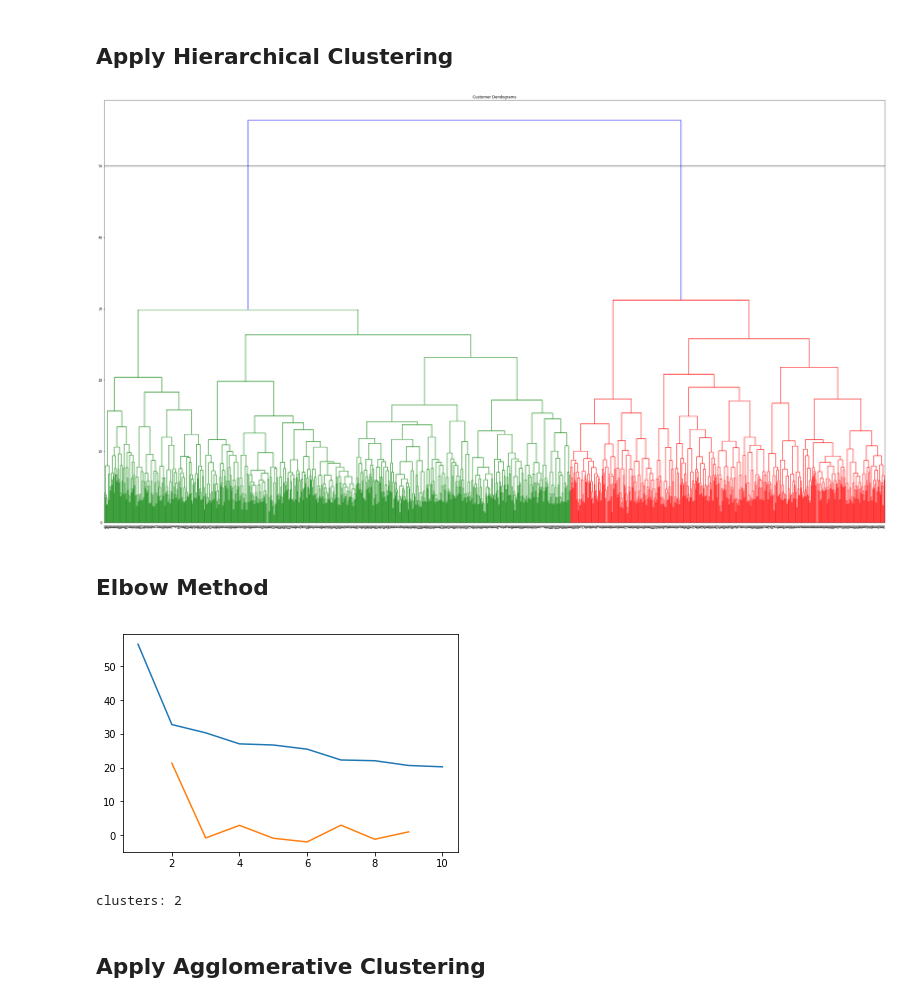
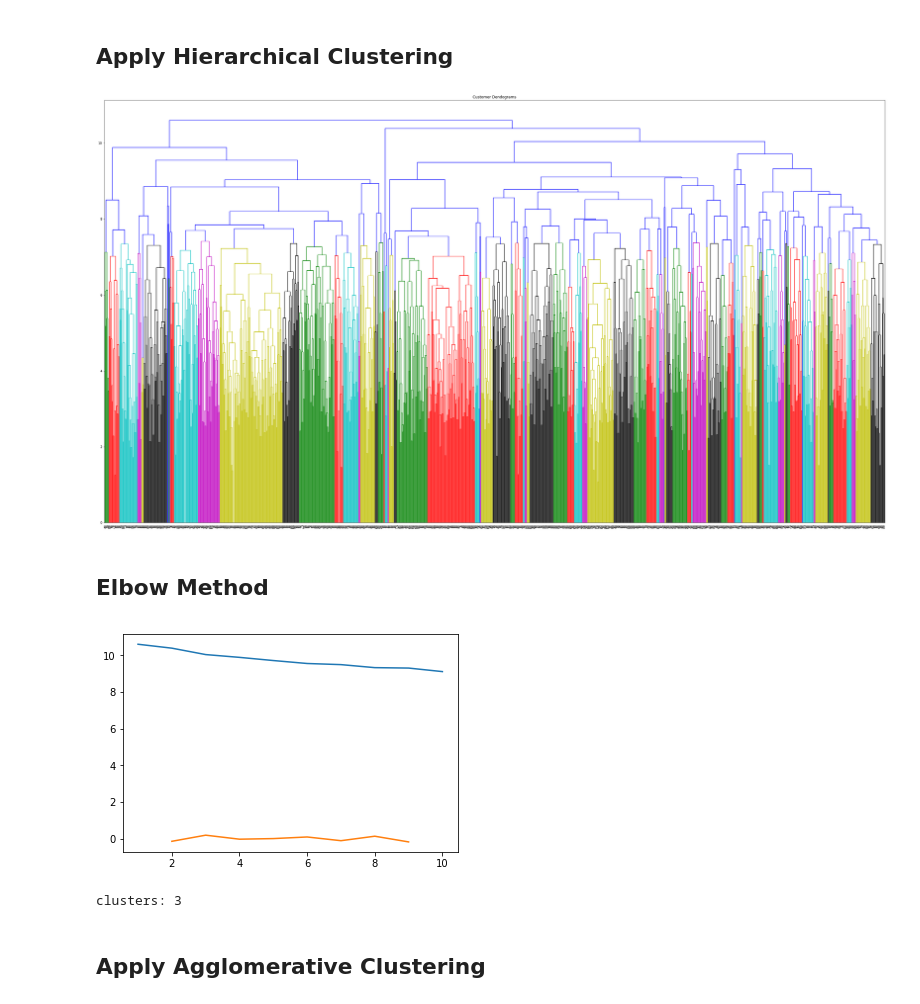
Before and after one commit to keg-tucn/CristinaPele_DBLP_2019, a Jupyter notebook: oldDBLP/new/vizualizari/venueReduced10/vizualizariVenueReduced10_notebook.ipynb, the cells around one changed output. Drawn from its saved outputs; the diff is of its cells as text; code cells hidden in the pictures.

```diff
--- a/oldDBLP/new/vizualizari/venueReduced10/vizualizariVenueReduced10_notebook.ipynb
+++ b/oldDBLP/new/vizualizari/venueReduced10/vizualizariVenueReduced10_notebook.ipynb
@@ -72,14 +72,14 @@ X = np.load('X.npy')
 # %%
 data = X
 max_d = 50
 
 plt.figure(figsize=(45, 25))
 plt.title("Customer Dendograms")
 plt.axhline(y=max_d, c='k')
-Z = shc.linkage(data, method='ward')
+Z = shc.linkage(data, method='complete')
 dend = shc.dendrogram(Z)
 # %% [output]
-[figure, old version]
+[figure, new version]
 # %% [markdown]
 ## Elbow Method
 # %%
@@ -95,8 +95,8 @@ plt.show()
 k = acceleration_rev.argmax() + 2  # if idx 0 is the max of this we want 2 clusters
 print ("clusters:", k)
 # %% [output]
-[figure, old version]
+[figure, new version]
-clusters: 2
+clusters: 3
 # %% [markdown]
 ## Apply Agglomerative Clustering
 # %% [markdown]
```
Also changed, not shown: parts of 9 cells of this notebook, 2 other files.
